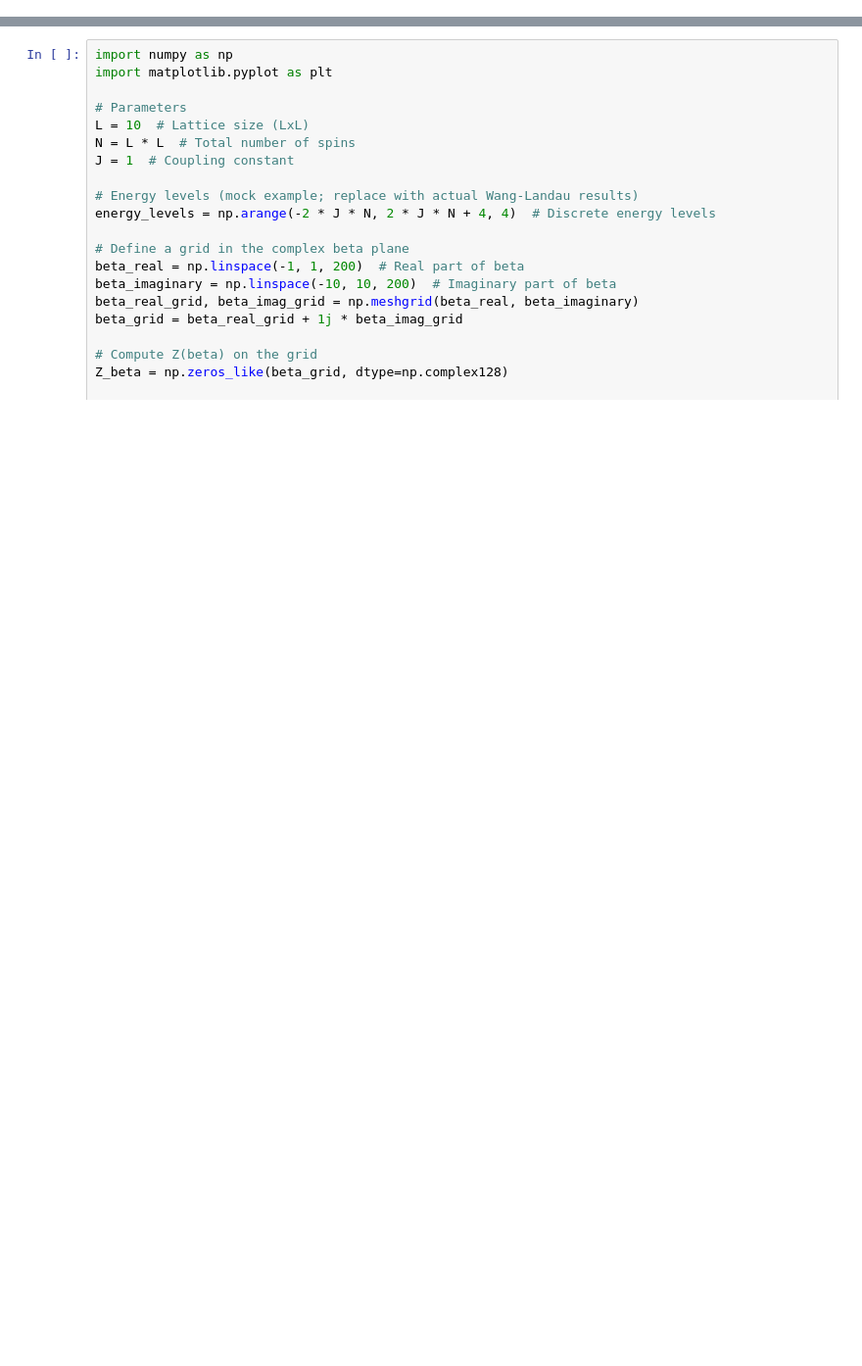
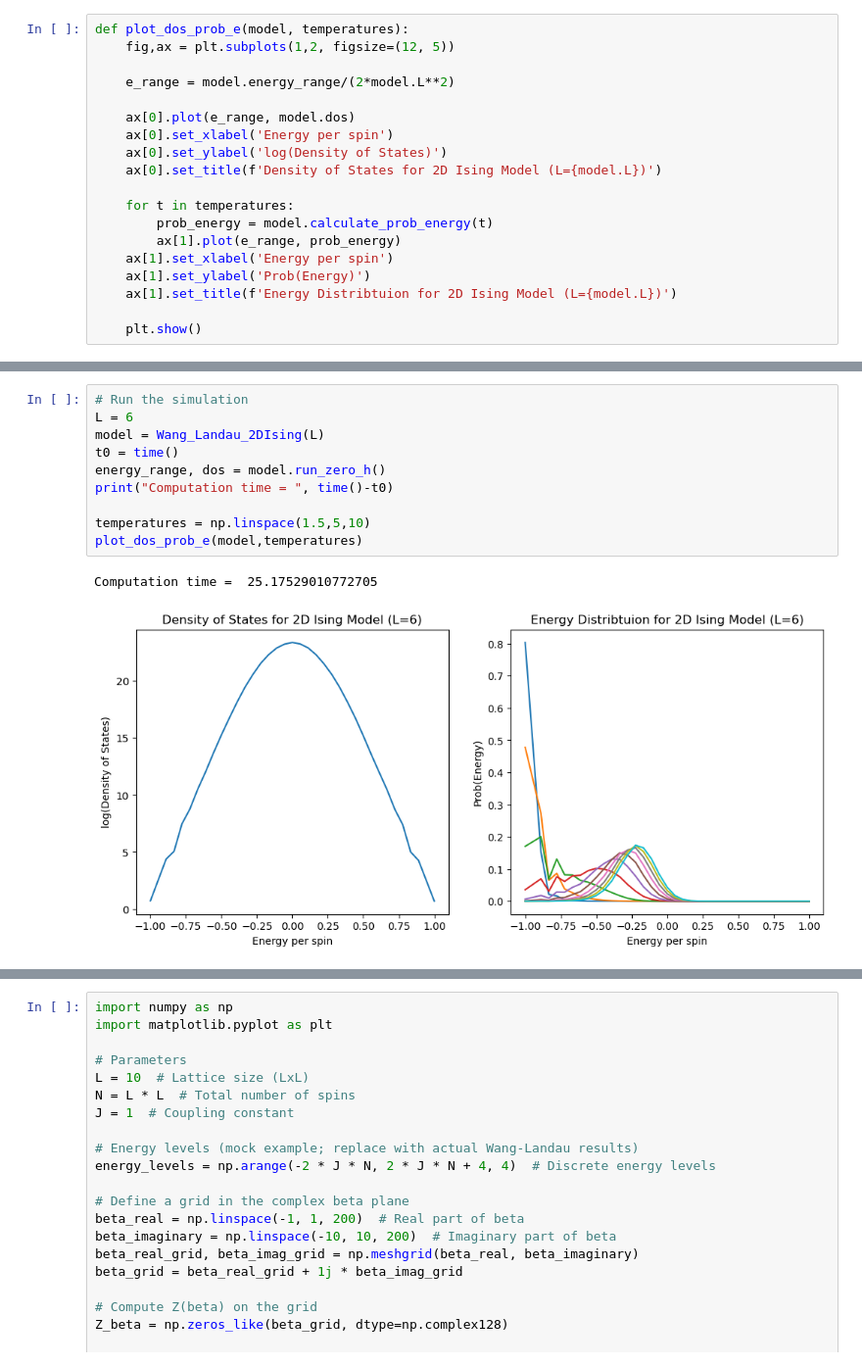
Before and after one commit to GregoryLJohnson/SimpleModels, a Jupyter notebook: MC_LYZ.ipynb, the cells around one changed output, grey strips where cells are left out. Shown at 98% size. Drawn from its saved outputs; the diff is of its cells as text; blank space fills up the shorter version.

```diff
--- a/MC_LYZ.ipynb
+++ b/MC_LYZ.ipynb
@@ -0,0 +6,19 @@
+# %%
+def plot_dos_prob_e(model, temperatures):
+    fig,ax = plt.subplots(1,2, figsize=(12, 5))
+
+    e_range = model.energy_range/(2*model.L**2)
+
+    ax[0].plot(e_range, model.dos)
+    ax[0].set_xlabel('Energy per spin')
+    ax[0].set_ylabel('log(Density of States)')
+    ax[0].set_title(f'Density of States for 2D Ising Model (L={model.L})')
+
+    for t in temperatures:
+        prob_energy = model.calculate_prob_energy(t)
+        ax[1].plot(e_range, prob_energy)
+    ax[1].set_xlabel('Energy per spin')
+    ax[1].set_ylabel('Prob(Energy)')
+    ax[1].set_title(f'Energy Distribtuion for 2D Ising Model (L={model.L})')
+
+    plt.show()
@@ -0,0 +108,13 @@
+# %%
+# Run the simulation
+L = 6
+model = Wang_Landau_2DIsing(L)
+t0 = time()
+energy_range, dos = model.run_zero_h()
+print("Computation time = ", time()-t0)
+
+temperatures = np.linspace(1.5,5,10)
+plot_dos_prob_e(model,temperatures)
+# %% [output]
+Computation time =  25.17529010772705
+[figure, added]
```
Also changed, not shown: parts of 6 cells of this notebook.
